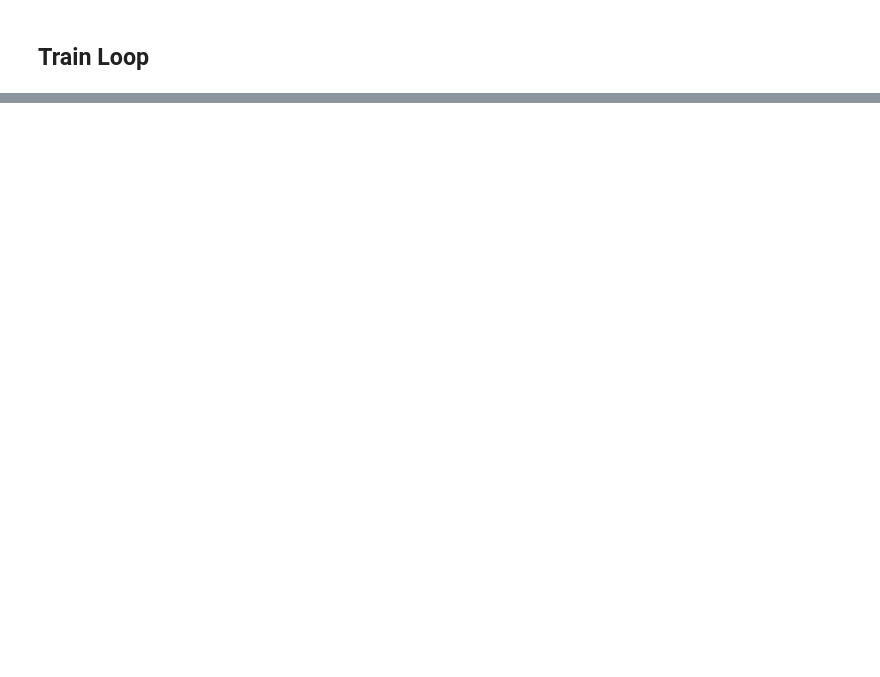
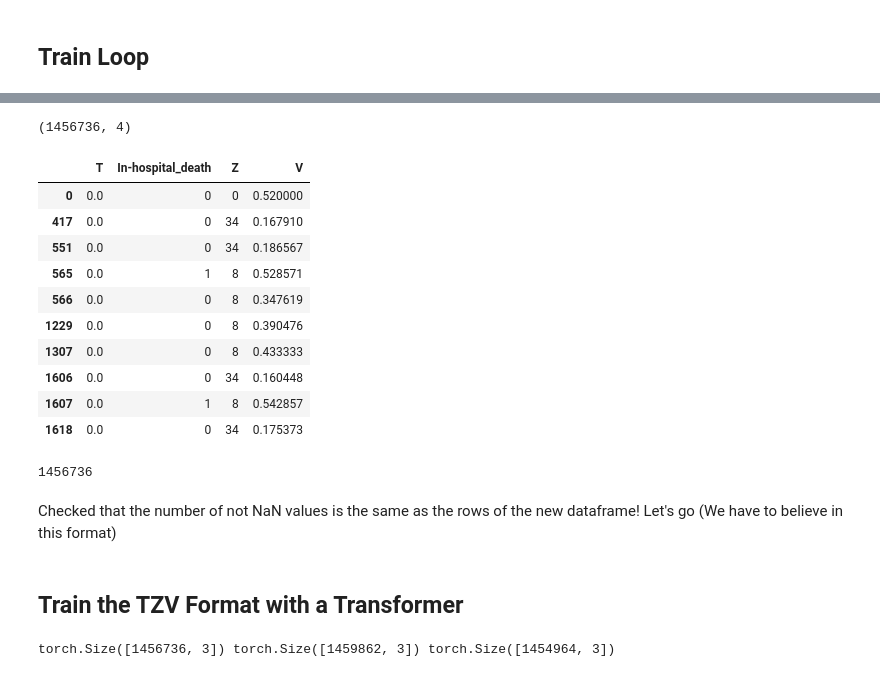
Before and after one commit to francescobondi02/project-1-ml4hc, a Jupyter notebook: notebooks/5_fb_rnn.ipynb, the cells around one changed output, grey strips where cells are left out. Saved outputs shown, nothing was run; the diff lists cells and outputs as text; code cells hidden in the pictures; blank space fills up the shorter version.

```diff
--- a/notebooks/5_fb_rnn.ipynb
+++ b/notebooks/5_fb_rnn.ipynb
@@ -68,0 +17,3 @@ if "ICUType" in sets_dict["set_c"].columns:
+# %%
+set_a, set_b, set_c = load_final_data_without_ICU()
+death_a, death_b, death_c = load_outcomes()
@@ -496,12 +64,0 @@ print(sets_dict_2["set_a"]["Gender"].sum())
-# %%
-# Now use the MinMaxScaler on the selected columns
-from sklearn.preprocessing import MinMaxScaler
-
-scaler = MinMaxScaler()
-selected_columns = [col for col in sets_dict_2["set_a"].columns if col not in ["RecordID", "Time"]]
-sets_dict_2["set_a"][selected_columns] = scaler.fit_transform(sets_dict_2["set_a"][selected_columns])
-sets_dict_2["set_b"][selected_columns] = scaler.transform(sets_dict_2["set_b"][selected_columns])
-sets_dict_2["set_c"][selected_columns] = scaler.transform(sets_dict_2["set_c"][selected_columns])
-
-# Check if the scaling was successful
-sets_dict_2["set_a"].head()
@@ -665,0 +427,56 @@ print(f"✅ Accuracy: {accuracy:.3f}")
+# %%
+# Build the TZV dataframes
+TZV_a, feature_to_index_a = build_TZV_dataframe(set_a_initial, death_a)
+TZV_b, feature_to_index_b = build_TZV_dataframe(set_b_initial, death_b)
+TZV_c, feature_to_index_c = build_TZV_dataframe(set_c_initial, death_c)
+
+print(TZV_a.shape)
+TZV_a.head(10)
+# %% [output]
+(1456736, 4)
+|  | T | In-hospital_death | Z | V |
+| 0 | 0.0 | 0 | 0 | 0.520000 |
+| 417 | 0.0 | 0 | 34 | 0.167910 |
+| 551 | 0.0 | 0 | 34 | 0.186567 |
+| 565 | 0.0 | 1 | 8 | 0.528571 |
+| 566 | 0.0 | 0 | 8 | 0.347619 |
+| 1229 | 0.0 | 0 | 8 | 0.390476 |
+| 1307 | 0.0 | 0 | 8 | 0.433333 |
+| 1606 | 0.0 | 0 | 34 | 0.160448 |
+| 1607 | 0.0 | 1 | 8 | 0.542857 |
+| 1618 | 0.0 | 0 | 34 | 0.175373 |
+# %%
+# Check for the total number of not NaN values under some specified columns
+selected_cols = [col for col in set_a_initial.columns if col not in ["RecordID", "Time"]]
+set_a_initial[selected_cols].notna().sum().sum()
+# %% [output]
+1456736
+# %% [markdown]
+Checked that the number of not NaN values is the same as the rows of the new dataframe! Let's go
+(We have to believe in this format)
+# %% [markdown]
+## Train the TZV Format with a Transformer
+# %%
+# Remove the In-hospital_death column from the TZV dataframes, but save it
+y_a = TZV_a.pop("In-hospital_death")
+y_b = TZV_b.pop("In-hospital_death")
+y_c = TZV_c.pop("In-hospital_death")
+
+# Convert the TZV dataframes to PyTorch tensors
+X_a = torch.tensor(TZV_a[["T", "Z", "V"]].values, dtype=torch.float32)
+X_b = torch.tensor(TZV_b[["T", "Z", "V"]].values, dtype=torch.float32)
+X_c = torch.tensor(TZV_c[["T", "Z", "V"]].values, dtype=torch.float32)
+print(X_a.shape, X_b.shape, X_c.shape)
+
+# Create the datasets and dataloaders
+from torch.utils.data import TensorDataset
+
+dataset_a = TensorDataset(X_a, torch.tensor(y_a.values, dtype=torch.float32))
+dataset_b = TensorDataset(X_b, torch.tensor(y_b.values, dtype=torch.float32))
+dataset_c = TensorDataset(X_c, torch.tensor(y_c.values, dtype=torch.float32))
+
+loader_a = DataLoader(dataset_a, batch_size=64, shuffle=True)
+loader_b = DataLoader(dataset_b, batch_size=64, shuffle=False)
+loader_c = DataLoader(dataset_c, batch_size=64, shuffle=False)
+# %% [output]
+torch.Size([1456736, 3]) torch.Size([1459862, 3]) torch.Size([1454964, 3])
```
Also changed, not shown: parts of 66 cells of this notebook, 3 other files.
